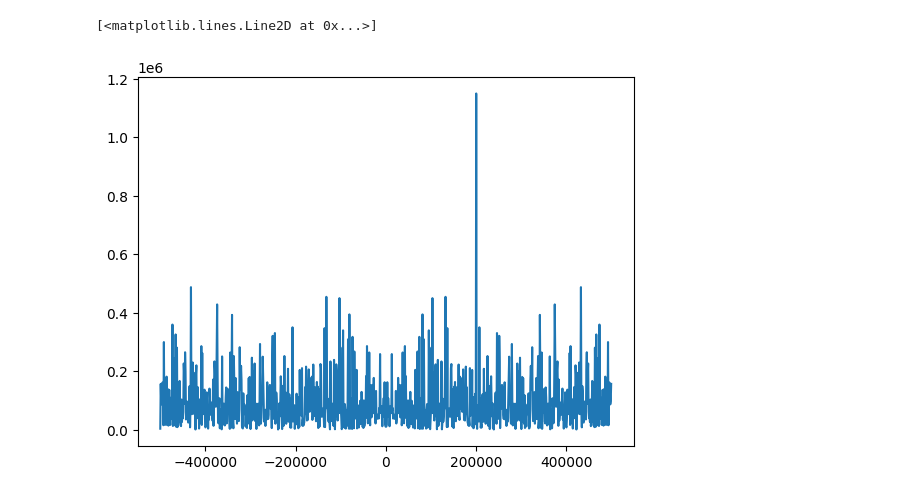
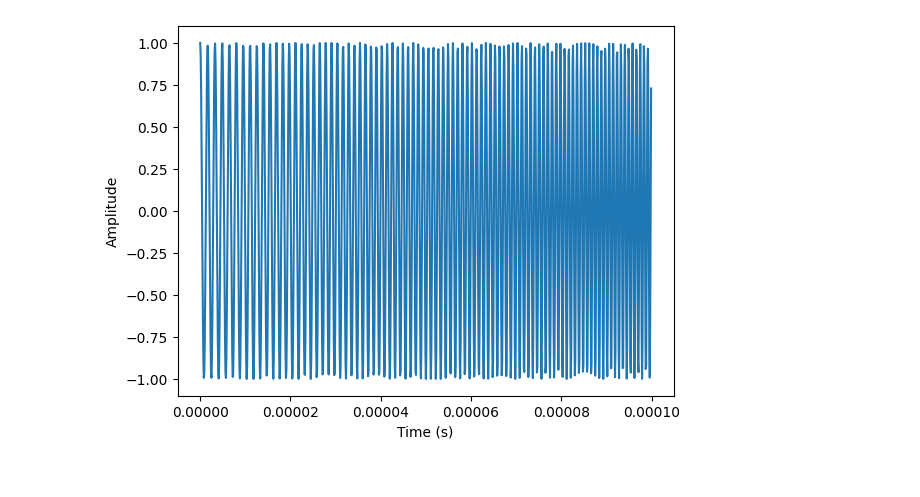
Before and after one commit to lokgar/commstools, a Jupyter notebook: examples/00-basics.ipynb, the cells around one changed output. Drawn from its saved outputs; the diff is of its cells as text; code cells hidden in the pictures.

Commit message:
add signal visualisations

```diff
--- a/examples/00-basics.ipynb
+++ b/examples/00-basics.ipynb
@@ -4,24 +4,25 @@ import numpy as np
 
 from commstools import Signal
 
-fs = 1e6  # 1 MHz sampling rate
-f0 = 200e3  # 50 kHz tone
-duration = 0.001  # 1 ms
+from scipy.signal import chirp
+
+# generate chirp
+fs = 1e7
+duration = 1e-4
 t = np.arange(int(fs * duration)) / fs
-samples = np.exp(1j * 2 * np.pi * f0 * t)
+f0 = 600e3
+f1 = 1200e3
+samples = chirp(t, f0, duration, f1, method="linear")
 
-# add noise
-noise = np.random.randn(len(samples))
-samples += 10 * noise
+# # add noise
+# noise = np.random.randn(len(samples))
+# samples += 1 * noise
 
 
 sig = Signal(samples=samples, sampling_rate=fs)
-
-freq, psd = sig.spectrum()
-
-plt.plot(freq, psd)
-# %% [output]
-[<matplotlib.lines.Line2D at 0x...>]
-[figure, removed]
 # %%
-np.
+fig, ax = sig.plot()
+# fig.show()
+# fig, ax = sig.plot_psd(NFFT=128)
+# %% [output]
+[figure, added]
```
Also changed, not shown: 1 other file.
